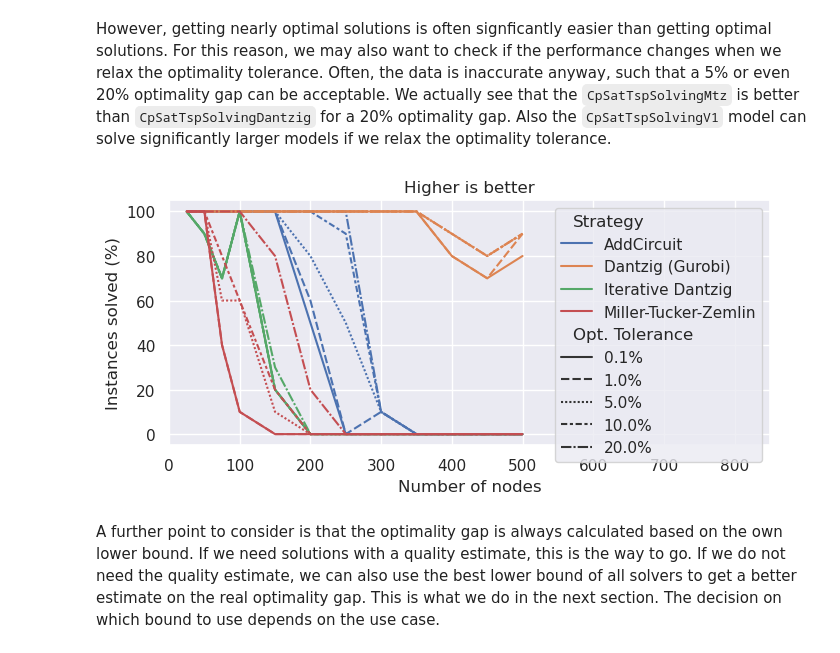
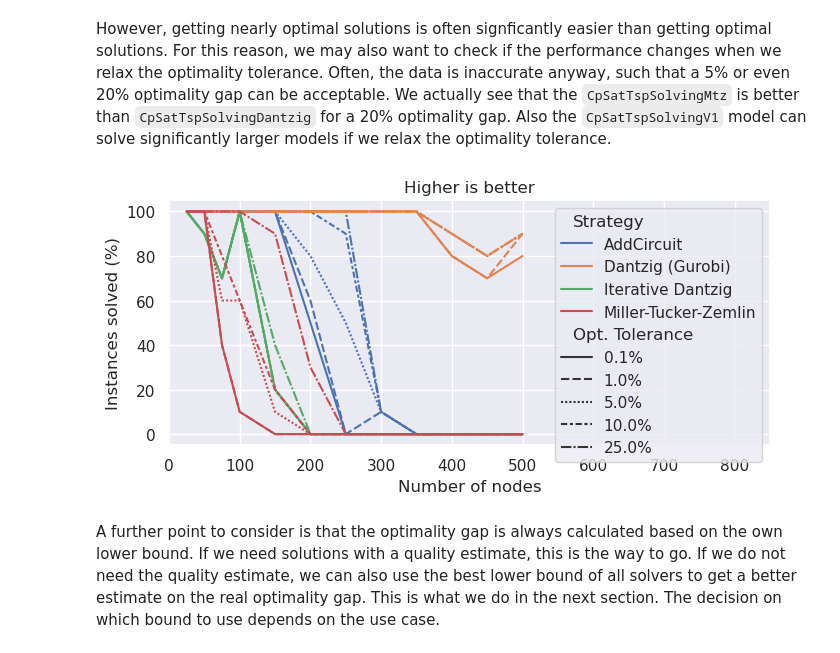
Before and after one commit to d-krupke/cpsat-primer, a Jupyter notebook: evaluations/tsp/2023-11-18_random_euclidean/04_analyze.ipynb, the cells around one changed output. Drawn from its saved outputs; the diff is of its cells as text; code cells hidden in the pictures.

```diff
--- a/evaluations/tsp/2023-11-18_random_euclidean/04_analyze.ipynb
+++ b/evaluations/tsp/2023-11-18_random_euclidean/04_analyze.ipynb
@@ -154,36 +154,36 @@ We actually see that the `CpSatTspSolvingMtz` is better than `CpSatTspSolvingDan
 Also the `CpSatTspSolvingV1` model can solve significantly larger models if we relax the optimality tolerance.
 # %%
 # Same plot but this time use the best lower bound available for each instance.
-opt_gaps = [0.001, 0.01, 0.05, 0.1, 0.2]
+opt_gaps = [0.001, 0.01, 0.05, 0.1, 0.25]
 data = []
 for opt_gap in opt_gaps:
     t = results[results["opt_tol"] == 0.001].copy()
     t["opt_gap"] = (t["objective"] - t["lower_bound"]) / t["lower_bound"]
     t["succ"] = t["opt_gap"] <= opt_gap
     t["Opt. Tolerance"] = f"{100*opt_gap}%"
     t["opt_tol"] = opt_gap
     data.append(t)
 t = pd.concat(data)
 t["succ_perc"] = t["succ"] * 100
 plt.figure(figsize=(7, 3.5))
 t.rename(columns={"strategy": "Strategy"}, inplace=True)
 sns.lineplot(
     data=t.sort_values(["Strategy", "opt_tol"]),
     x="num_nodes",
     y="succ_perc",
     hue="Strategy",
     style="Opt. Tolerance",
     errorbar=None,
 )
 plt.ylabel("Instances solved (%)")
 plt.xlabel("Number of nodes")
 plt.xlim(0, 850)
 plt.title("Higher is better")
 plt.tight_layout()
 plt.savefig(PUBLIC_DATA / "solved_over_size_opt_tol.png")
 plt.show()
 # %% [output]
-[figure, old version]
+[figure, new version]
 # %% [markdown]
 A further point to consider is that the optimality gap is always calculated based on the own lower bound.
 If we need solutions with a quality estimate, this is the way to go.
```
Also changed, not shown: 4 other files.
